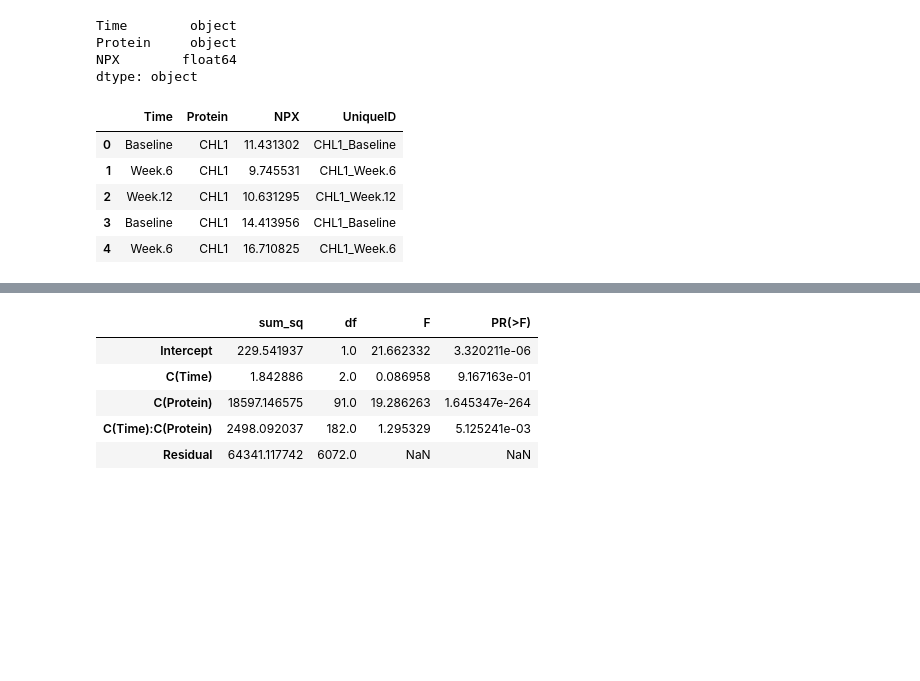
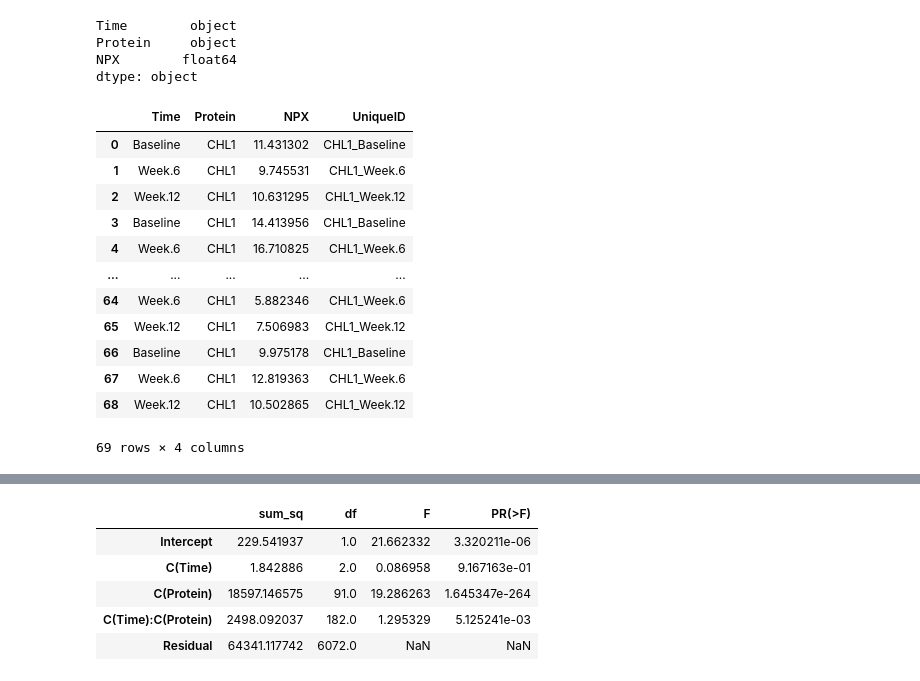
Before and after one commit to chrisbock76/Final_Project, a Jupyter notebook: CAM_ANOVA_Treat.ipynb, the cells around one changed output, grey strips where cells are left out. Saved outputs shown, nothing was run; the diff lists cells and outputs as text; code cells hidden in the pictures; blank space fills up the shorter version.

```diff
--- a/CAM_ANOVA_Treat.ipynb
+++ b/CAM_ANOVA_Treat.ipynb
@@ -186,17 +182,25 @@ dtype: object
 # %%
 # combine Site and UniprotID for one unique column for two-way ANOVA testing
 CAM_A_melt['UniqueID'] = CAM_A_melt['Protein'] + '_' + CAM_A_melt['Time']
-CAM_A_melt.head()
+CAM_A_melt = CAM_A_melt.loc[CAM_A_melt['Protein'] == "CHL1"]
+CAM_A_melt
 
 #df1['state_and_code'] = df1['State'] + df1['State_code']
 #print(df1)
 # %% [output]
 |  | Time | Protein | NPX | UniqueID |
 | 0 | Baseline | CHL1 | 11.431302 | CHL1_Baseline |
 | 1 | Week.6 | CHL1 | 9.745531 | CHL1_Week.6 |
 | 2 | Week.12 | CHL1 | 10.631295 | CHL1_Week.12 |
 | 3 | Baseline | CHL1 | 14.413956 | CHL1_Baseline |
 | 4 | Week.6 | CHL1 | 16.710825 | CHL1_Week.6 |
+| ... | ... | ... | ... | ... |
+| 64 | Week.6 | CHL1 | 5.882346 | CHL1_Week.6 |
+| 65 | Week.12 | CHL1 | 7.506983 | CHL1_Week.12 |
+| 66 | Baseline | CHL1 | 9.975178 | CHL1_Baseline |
+| 67 | Week.6 | CHL1 | 12.819363 | CHL1_Week.6 |
+| 68 | Week.12 | CHL1 | 10.502865 | CHL1_Week.12 |
+69 rows × 4 columns
 # %%
 # generate a boxplot to see the data distribution by SiteID and protein.
 sns.boxplot(x="Protein", y="NPX", hue="Time", data=CAM_A_melt, palette="Set3")
```
Also changed, not shown: parts of 4 cells of this notebook, 3 other files.
